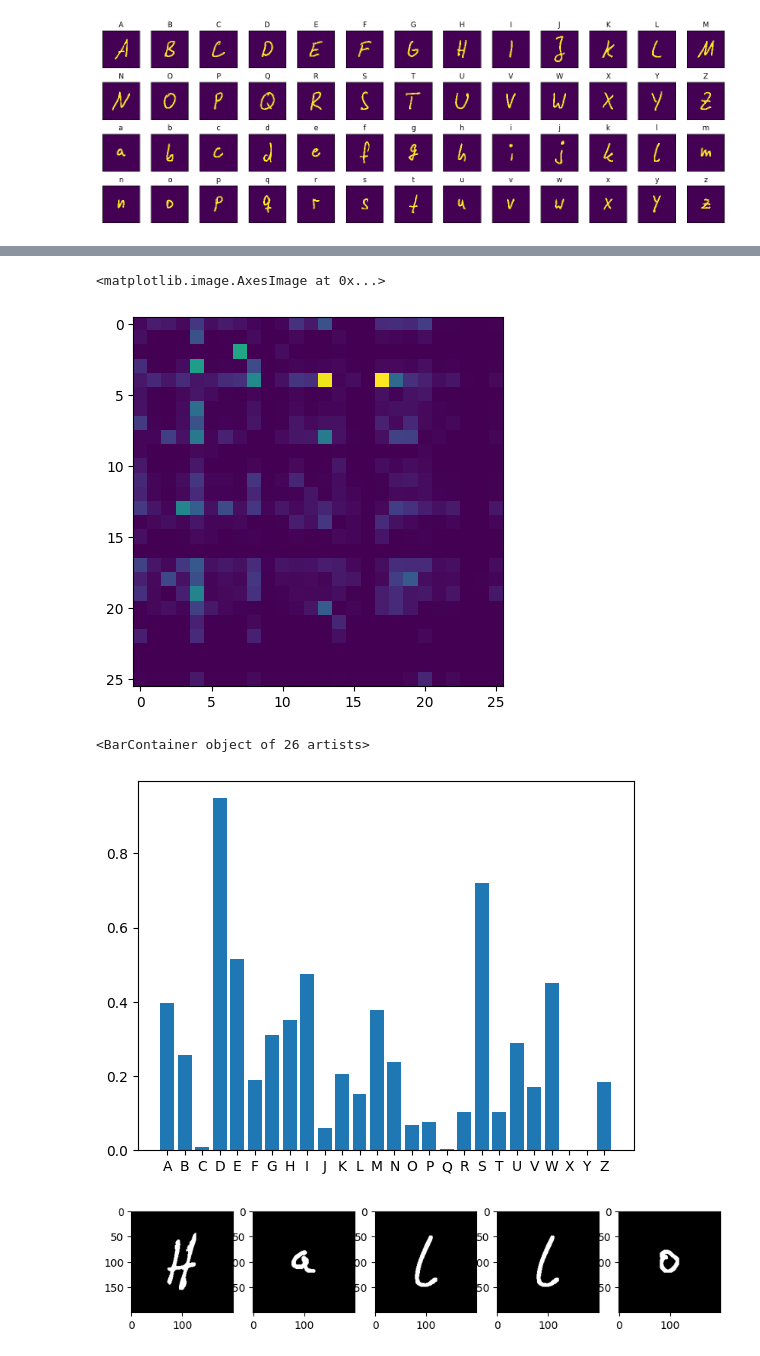
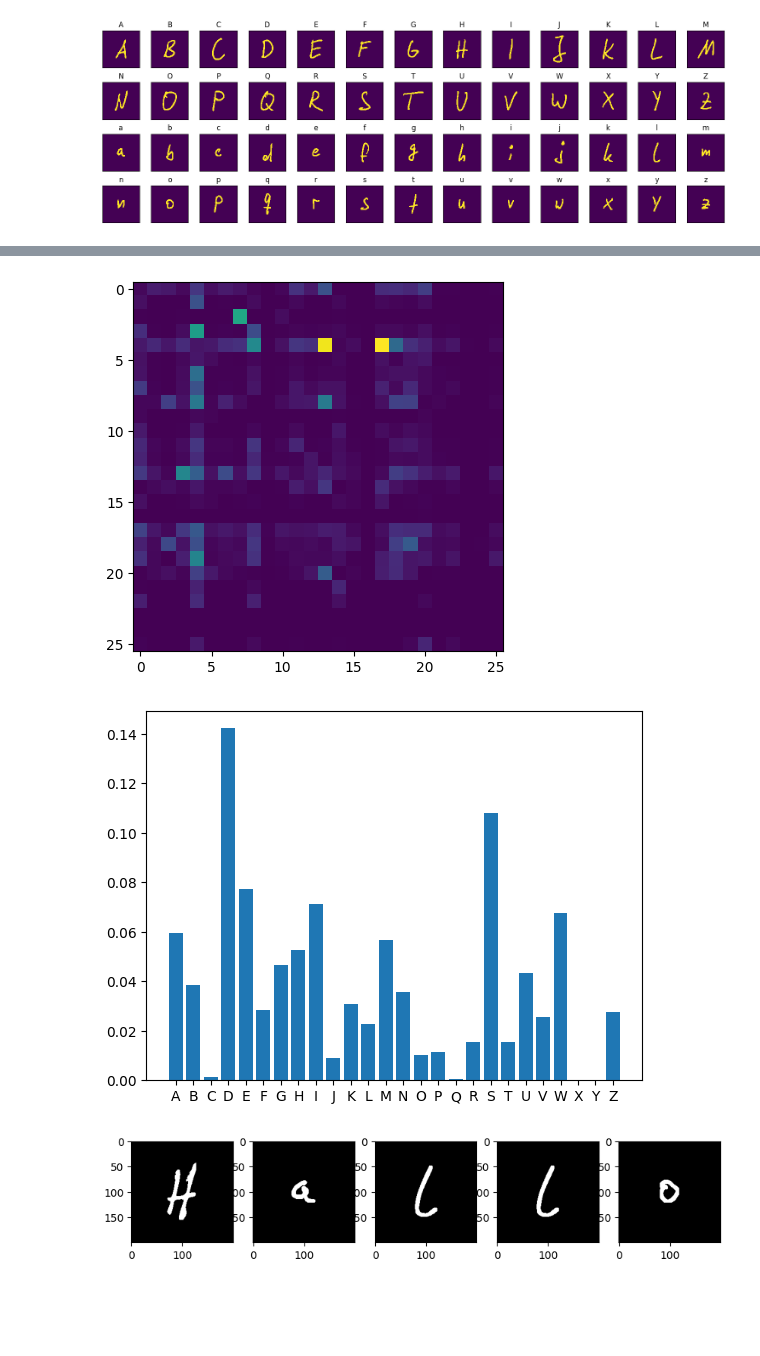
Before and after one commit to HTW-Project-Group/handwriting-recognition, a Jupyter notebook: handwriting-recognition.ipynb, the cells around one changed output, grey strips where cells are left out. Drawn from its saved outputs; the diff is of its cells as text; code cells hidden in the pictures; blank space fills up the shorter version.

```diff
--- a/handwriting-recognition.ipynb
+++ b/handwriting-recognition.ipynb
@@ -12,9 +20,9 @@ labels = ["", "", "", "", "", "", "", "", "", "", "A", "B", "C", "D", "", "", "E
           "g", "h", "i", "j", "k", "l", "m", "n", "o", "p", "q", "r", "s", "t", "u", "v", "w", "x", "y", "z"]
 exclude = [0, 1, 2, 3, 4, 5, 6, 7, 8, 9, 14, 15]
 
-train_data_src = ["train-data01.jpg", "train-data02.jpg", "train-data03.jpg", "train-data04.jpg", "train-data05.jpg",
-                  "train-data06.jpg", "train-data07.jpg", "train-data08.jpg"]
-# train_data_src = ["train-data01.jpg", "train-data02.jpg"]
+# train_data_src = ["train-data01.jpg", "train-data02.jpg", "train-data03.jpg", "train-data04.jpg", "train-data05.jpg",
+#                   "train-data06.jpg", "train-data07.jpg", "train-data08.jpg"]
+train_data_src = ["train-data01.jpg", "train-data02.jpg"]
 test_data_src = "train-data09.jpg"
 
 image_data = []
@@ -45,7 +53,7 @@ for l in labels:
     i += 1
 
 labels = list(filter(lambda l: l != "", labels))
-label, img = image_data[1][10]
+label, img = image_data[0][10]
 print(label)
 img
 # %% [output]
@@ -97,7 +105,7 @@ image_data = list(map(prepare_data, image_data))
 test_data = prepare_data(test_data)
 # %%
 fig, axs = plt.subplots(nrows=4, ncols=13, figsize=(15, 5), subplot_kw={'xticks': [], 'yticks': []})
-plot_data = image_data[1]
+plot_data = image_data[0]
 for ax, (x, l) in zip(axs.flat, plot_data):
     ax.imshow(x, interpolation='nearest')
     ax.set_title(l)
@@ -194,13 +207,3 @@ def get_dists_for_train_data(train_data):
         letter_matrix = get_dist_for_letter(letter_array)
         dists.append(get_dist_from_matrix(letter_matrix))
     return dists
-# %%
-train_dist_out = get_dists_for_train_data(image_data)
-print(train_dist_out)
-
-dist_values, dist_labels = [], []
-for x in train_dist_out:
-    value, label = x
-    dist_values.append(value)
-    dist_labels.append(label)
-plt.bar(dist_labels, dist_values)
@@ -265,16 +262,26 @@ character_transition_data = genfromtxt('character_transitions.csv', delimiter=',
 character_transition_data = character_transition_data / 10000
 
 plt.imshow(character_transition_data, interpolation='nearest')
+
+tmp = {}
+for i in range(len(character_transition_data)):
+    for j in range(len(character_transition_data[i])):
+        tmp[character_labels[i] + character_labels[j]] = character_transition_data[i][j]
+character_transition_data = tmp
 # %% [output]
-<matplotlib.image.AxesImage at 0x...>
 [figure]
 # %%
 character_starting_data = genfromtxt('starting_character_counts.csv', delimiter=',')
-character_starting_data = np.asarray(character_starting_data[1]) / 1500.0
+character_starting_data = np.asarray(character_starting_data[1]) / 10000
 
 plt.bar(character_labels, character_starting_data)
+character_starting_data.sum()
+
+tmp = []
+for i in range(len(character_starting_data)):
+    tmp.append((character_starting_data[i], character_labels[i]))
+character_starting_data = list(tmp) + list(map(lambda x: (x[0], x[1].lower()), tmp))
 # %% [output]
-<BarContainer object of 26 artists>
-[figure, old version]
+[figure, new version]
 # %%
 H = test_data[19]
```
Also changed, not shown: parts of 11 cells of this notebook.
